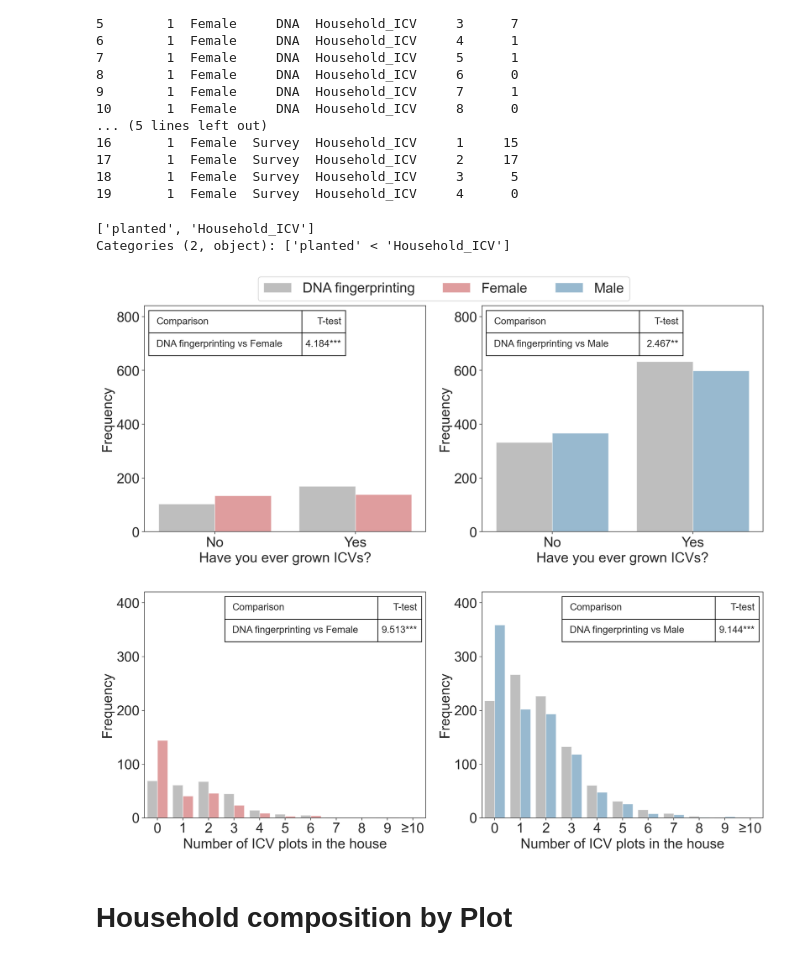
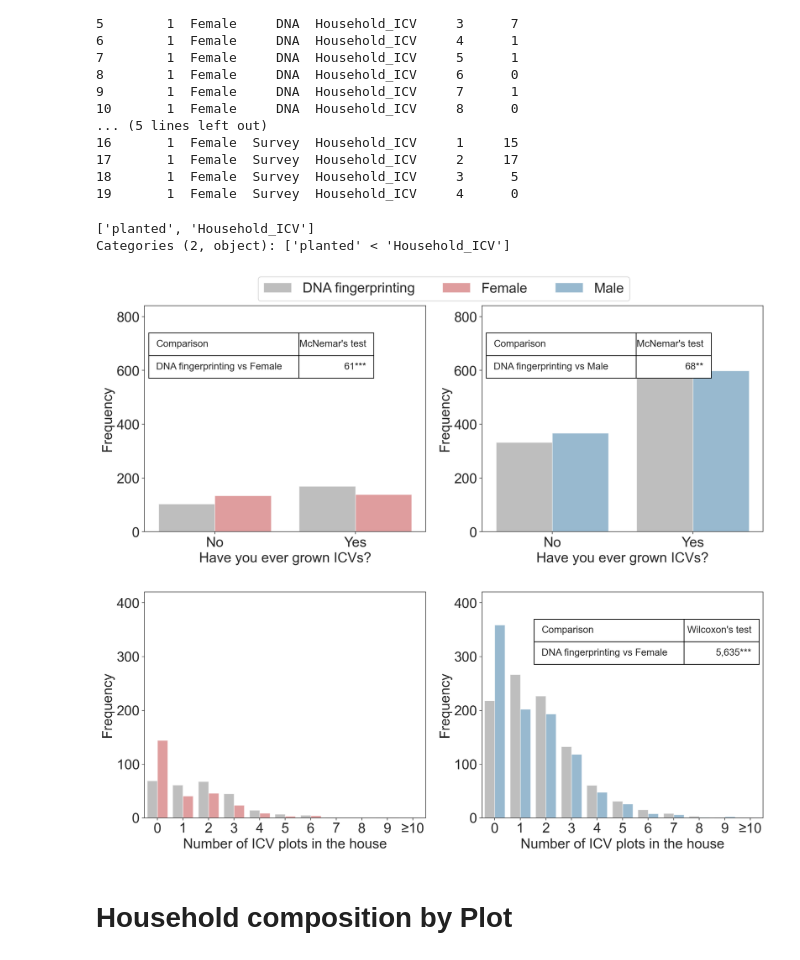
Before and after one commit to japrietov/Technology-Adoption, a Jupyter notebook: Code/Final graphs (Python).ipynb, the cells around one changed output. Saved outputs shown, nothing was run; the diff lists cells and outputs as text; code cells hidden in the pictures.

```diff
--- a/Code/Final graphs (Python).ipynb
+++ b/Code/Final graphs (Python).ipynb
@@ -483,11 +529,18 @@ for index, var in enumerate(summary_cms['variable'].unique()):
     fig1, ax1 = plt.subplots(1, 2, figsize=(16,6), dpi=200)
     var_tmp = 'Y_N ICV' if var == 'planted' else 'Total ICV'
 
-    ttest_HM = ttest_rel(df_M[f'{var_tmp} - DNA'], df_M[f'{var_tmp} - Survey'], nan_policy='omit')
-    ttest_HF = ttest_rel(df_F[f'{var_tmp} - DNA'], df_F[f'{var_tmp} - Survey'], nan_policy='omit')
+    if var == 'planted':
+        # McNemar test (binary outcome)
+        ttest_HM = mcnemar_paired(df_M[f'{var_tmp} - DNA'], df_M[f'{var_tmp} - Survey'])
+        ttest_HF = mcnemar_paired(df_F[f'{var_tmp} - DNA'], df_F[f'{var_tmp} - Survey'])
+        column_names = ['Comparison', 'McNemar\'s test']
+    else:
+        # Paired t-test (count outcome)
+        ttest_HM = wilcoxon(df_M[f'{var_tmp} - DNA'], df_M[f'{var_tmp} - Survey'], nan_policy='omit')
+        ttest_HF = wilcoxon(df_F[f'{var_tmp} - DNA'], df_F[f'{var_tmp} - Survey'], nan_policy='omit')
+        column_names = ['Comparison', 'Wilcoxon\'s test']
 
     df_all_plot_summary_cms = summary_cms[summary_cms['variable'] == var].groupby(['A02_Sex', 'source', 'variable', 'level']).sum().reset_index()
-
 
     sns.barplot(df_all_plot_summary_cms[(df_all_plot_summary_cms['A02_Sex'] == 'Male')], x='level',  y='count',
                     ax = ax1[1],
@@ -497,15 +550,14 @@ for index, var in enumerate(summary_cms['variable'].unique()):
                     ax = ax1[0],
                     hue="source", errorbar=None, palette=["C7", "C3"], alpha=0.5)
 
-    # ax1[0].set_title('Male')
+    # bbox_place = (0.015, 0.68, 0.8, 0.2) if index == 0 else (0.185, 0.68, 0.8, 0.2)
     bbox_place = (0.015, 0.78, 0.7, 0.2) if index == 0 else (0.285, 0.78, 0.7, 0.2)
-
 
     data = []
     data.append(['DNA fingerprinting vs Male', convert_pvalue(ttest_HM[0], ttest_HM[1])])
-    df_ttest = pd.DataFrame(data, columns = ['Comparison', 'T-test'])
+    df_ttest = pd.DataFrame(data, columns = column_names)
     the_table = ax1[1].table(cellText=df_ttest.values, colLabels=df_ttest.columns,
-              colLoc='right', colWidths=[0.7, 0.2], bbox = bbox_place,  zorder=10)
+              colLoc='right', colWidths=[0.6, 0.3], bbox = bbox_place,  zorder=10)
     the_table.auto_set_font_size(False)
     the_table.set_fontsize(14)
 
@@ -517,11 +569,14 @@ for index, var in enumerate(summary_cms['variable'].unique()):
     # ax1[1].set_title('Female')
     data = []
     data.append(['DNA fingerprinting vs Female', convert_pvalue(ttest_HF[0], ttest_HF[1])])
-    df_ttest = pd.DataFrame(data, columns = ['Comparison', 'T-test'])
-    the_table = ax1[0].table(cellText=df_ttest.values, colLabels=df_ttest.columns,
-              colLoc='right', colWidths=[0.7, 0.2], bbox = bbox_place,  zorder=10)
+    df_ttest = pd.DataFrame(data, columns = column_names)
+
+    the_table = ax1[index].table(cellText=df_ttest.values, colLabels=df_ttest.columns,
+            colLoc='right', colWidths=[0.6, 0.3], bbox = bbox_place,  zorder=10)
     the_table.auto_set_font_size(False)
     the_table.set_fontsize(14)
+
+
 
     # Remove left padding from all columns
     for i in range(len(df_ttest.values)):
@@ -530,35 +585,35 @@ for index, var in enumerate(summary_cms['variable'].unique()):
 
     ax1[0].set_ylabel('Frequency')
     ax1[1].set_ylabel('Frequency')
 
     # h, l = ax1[0].get_legend_handles_labels()
     ax1[0].legend_.remove()
     ax1[1].legend_.remove()
 
 
     if index == 0:
         fig1.legend(h, l, loc='upper center', ncols=3, bbox_to_anchor=(0.5, 1))
         ax1[0].set_ylim(0, 840)
         ax1[1].set_ylim(0, 840)
         ax1[0].set_yticks([i for i in range(0, 810, 200)])
         ax1[1].set_yticks([i for i in range(0, 810, 200)])
         ax1[0].set_xlabel('Have you ever grown ICVs?' )
         ax1[1].set_xlabel('Have you ever grown ICVs?' )
 
     else:
         ax1[0].set_ylim(0, 420)
         ax1[1].set_ylim(0, 420)
         ax1[0].set_yticks([i for i in range(0, 410, 100)])
         ax1[1].set_yticks([i for i in range(0, 410, 100)])
         ax1[0].set_xlabel('Number of ICV plots in the house' )
         ax1[1].set_xlabel('Number of ICV plots in the house')
 
     fig1.savefig(f"../Manuscript/Figures/Figure_4_{var}.pdf", dpi=600, bbox_inches='tight' )
 # %% [output]
 ['planted', 'Household_ICV']
 Categories (2, object): ['planted' < 'Household_ICV']
-[figure, old version]
+[figure, new version]
-[figure, old version]
+[figure, new version]
 # %% [markdown]
 # Household composition by Plot
 # %%
```
Also changed, not shown: parts of 3 cells of this notebook, 13 other files.
